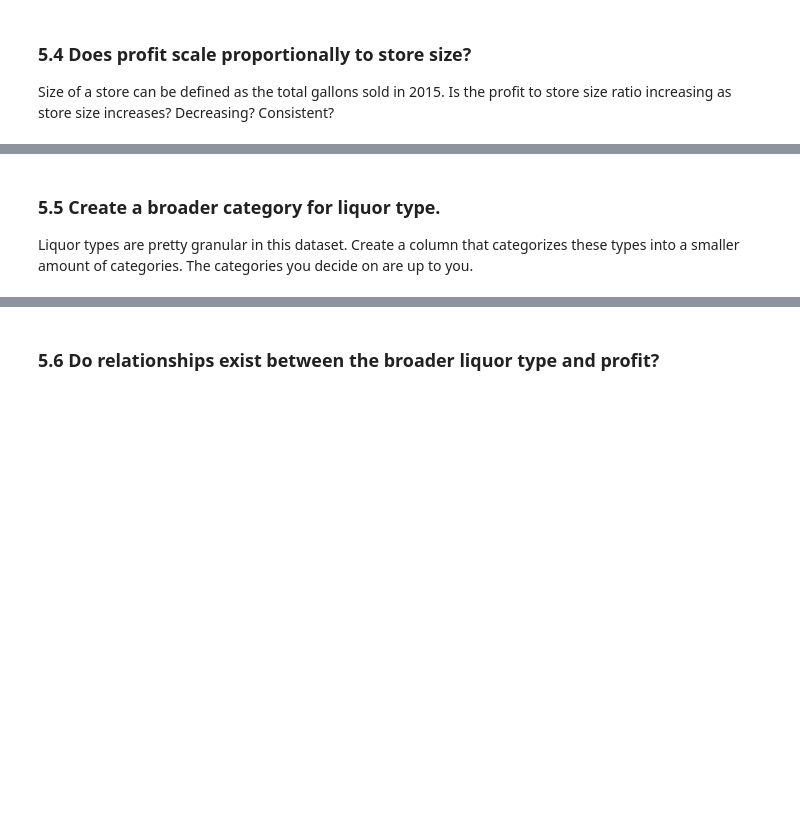
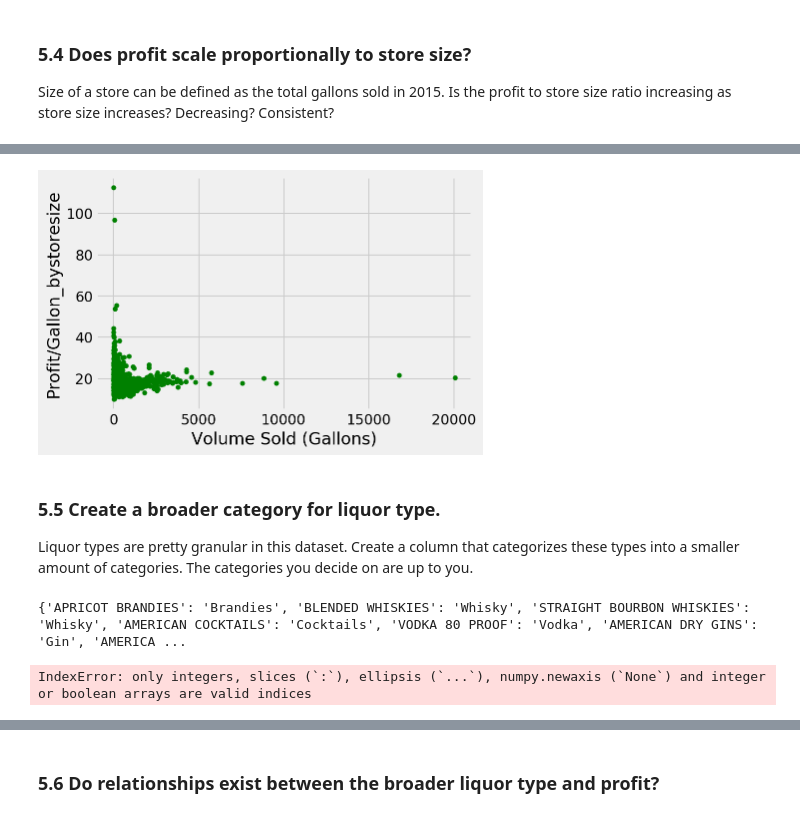
Before and after one commit to chablis8/Python-Pandas, a Jupyter notebook: exams/final/final_project/MT_take_home.ipynb, the cells around one changed output, grey strips where cells are left out. Saved outputs shown, nothing was run; the diff lists cells and outputs as text; code cells hidden in the pictures; blank space fills up the shorter version.

Commit message:
category

```diff
--- a/exams/final/final_project/MT_take_home.ipynb
+++ b/exams/final/final_project/MT_take_home.ipynb
@@ -193,0 +414,17 @@ It is up to you how you want to deal with this problem.
+# %%
+sn1 = []
+for i in z['Store Number']:
+    if i not in sn1:
+        sn1.append(i)
+sn2 = []
+for j in y['Store Number']:
+    if j not in sn2:
+        sn2.append(j)
+
+print(len(sn1))
+print(len(sn2))
+list_store_number = []
+for i in sn1:
+    if i in sn2:
+        list_store_number.append(i)
+print(len(list_store_number))
@@ -203,2 +518,4 @@ You are an economist working for the Iowa State tax board. The Iowa State legisl
 # %% [markdown]
 ### 5.2 Calculate the profit each store is making in 2015.
+# %%
+iowa1['Profit'] = (iowa1['State Bottle Retail'] - iowa1['State Bottle Cost']) * iowa1['Bottles Sold']
@@ -205,2 +545,6 @@ You are an economist working for the Iowa State tax board. The Iowa State legisl
 # %% [markdown]
 ### 5.3 Investigate which Iowa counties are making the most profit on liquor per gallon in 2015.
+# %%
+iowa1['Profit/Gallon']  = iowa1['Profit']/iowa1['Volume Sold (Gallons)']
+profit_perG_bycounty = iowa1[['County','Profit/Gallon']].groupby('County').mean()
+profit_perG_bycounty
@@ -208,3 +572,7 @@ You are an economist working for the Iowa State tax board. The Iowa State legisl
 ### 5.4  Does profit scale proportionally to store size?
 
 Size of a store can be defined as the total gallons sold in 2015. Is the profit to store size ratio increasing as store size increases? Decreasing? Consistent?
+# %%
+iowa2 = iowa1[['Store Number','Volume Sold (Gallons)','Profit']].groupby('Store Number').sum()
+iowa2['Profit/Gallon_bystoresize'] = iowa2['Profit']/iowa2['Volume Sold (Gallons)']
+iowa2.sort_values(['Volume Sold (Gallons)'])
@@ -211,3 +599,8 @@ Size of a store can be defined as the total gallons sold in 2015. Is the profit
+# %%
+iowa2.plot(kind = 'scatter', x = 'Volume Sold (Gallons)', y = 'Profit/Gallon_bystoresize', color = 'green')
+plt.show()
+# %% [output]
+[figure, added]
 # %% [markdown]
 ### 5.5 Create a broader category for liquor type.
 
@@ -214,0 +612,28 @@ Liquor types are pretty granular in this dataset. Create a column that categoriz
+# %%
+iowa3=iowa3['Category Name'].unique()
+Cat2={}
+for x in iowa3:
+    if x.find('WHISKIES')!=-1:
+        Cat2[x] = 'Whisky'
+    elif x.find('VODKA')!=-1:
+        Cat2[x] = 'Vodka'
+    elif x.find('GINS')!=-1:
+        Cat2[x] = 'Gin'
+    elif x.find('TEQUILA')!=-1:
+        Cat2[x] = 'Tequila'
+    elif x.find('BRANDIES')!=-1:
+        Cat2[x] = 'Brandies'
+    elif x.find('SCHNAPPS')!=-1:
+        Cat2[x] = 'Schnapps'
+    elif x.find('RUM')!=-1:
+        Cat2[x] = 'Rum'
+    elif x.find('COCKTAILS')!=-1:
+        Cat2[x] = 'Cocktails'
+    else:
+        Cat2[x] = 'Misc'
+print(Cat2)
+iowa3['Liquor'] = iowa3['Category Name'].map(Cat2)
+iowa3[['Liquor']].groupby(['Liquor']).count()
+# %% [output]
+{'APRICOT BRANDIES': 'Brandies', 'BLENDED WHISKIES': 'Whisky', 'STRAIGHT BOURBON WHISKIES': 'Whisky', 'AMERICAN COCKTAILS': 'Cocktails', 'VODKA 80 PROOF': 'Vodka', 'AMERICAN DRY GINS': 'Gin', 'AMERICA ...
+IndexError: only integers, slices (`:`), ellipsis (`...`), numpy.newaxis (`None`) and integer or boolean arrays are valid indices
```
Also changed, not shown: parts of 59 cells of this notebook, 2 other files.
